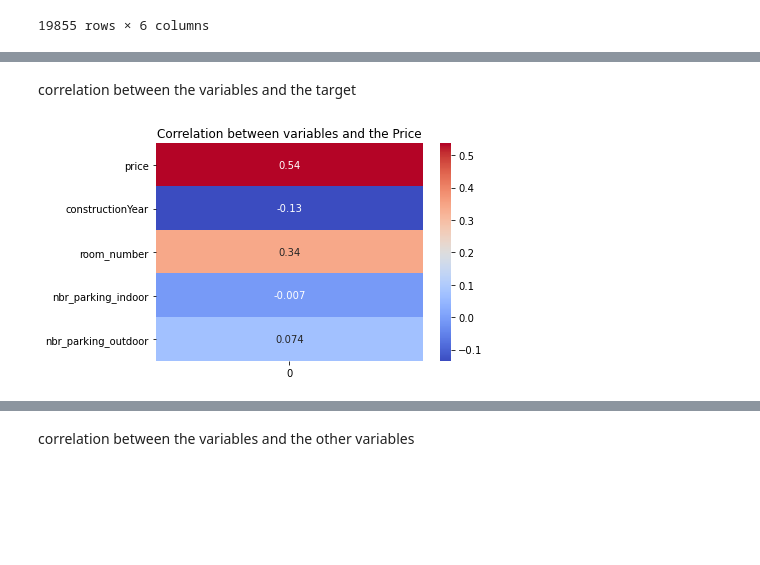
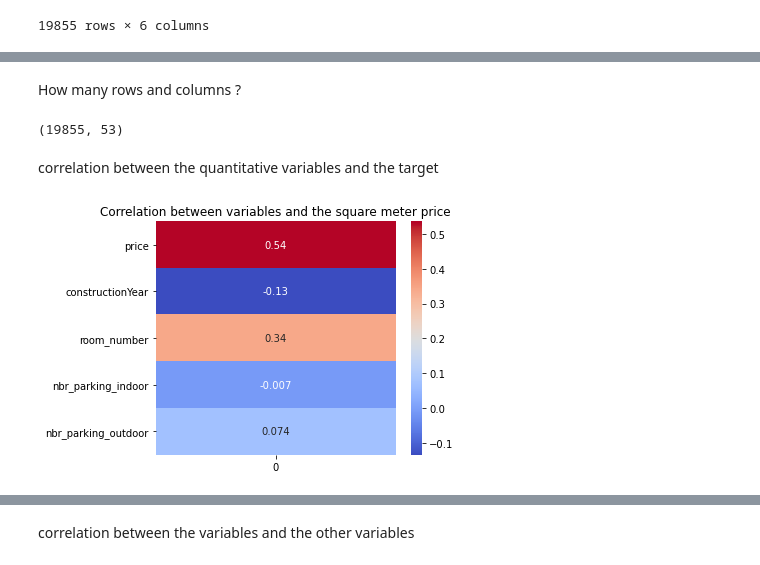
Before and after one commit to abdellahML/challenge-data-analysis, a Jupyter notebook: Codes/abdellah.ipynb, the cells around one changed output, grey strips where cells are left out. Saved outputs shown, nothing was run; the diff lists cells and outputs as text; code cells hidden in the pictures; blank space fills up the shorter version.

```diff
--- a/Codes/abdellah.ipynb
+++ b/Codes/abdellah.ipynb
@@ -73,11 +92,18 @@ df1
+# %% [markdown]
+How many rows and columns ?
+# %%
+df2.shape
+# %% [output]
+(19855, 53)
 # %% [markdown]
-correlation between the variables and the target
+correlation between the quantitative variables and the target
 # %%
 data1=df1.drop("square_metres", axis=1).apply(lambda x: x.corr(df1.square_metres))
 corrMatrix1=pd.DataFrame(data1)
 ax=plt.axes()
 sn.heatmap(corrMatrix1, annot=True,cmap = 'coolwarm')
-ax.set_title('Correlation between variables and the Price')
+ax.set_title('Correlation between variables and the square meter price')
+plt.tight_layout()    #to automatically adjust subplot parameters to give specified padding.
 plt.show()
 # %% [output]
-[figure, old version]
+[figure, new version]
```
Also changed, not shown: parts of 10 cells of this notebook, 5 other files.
